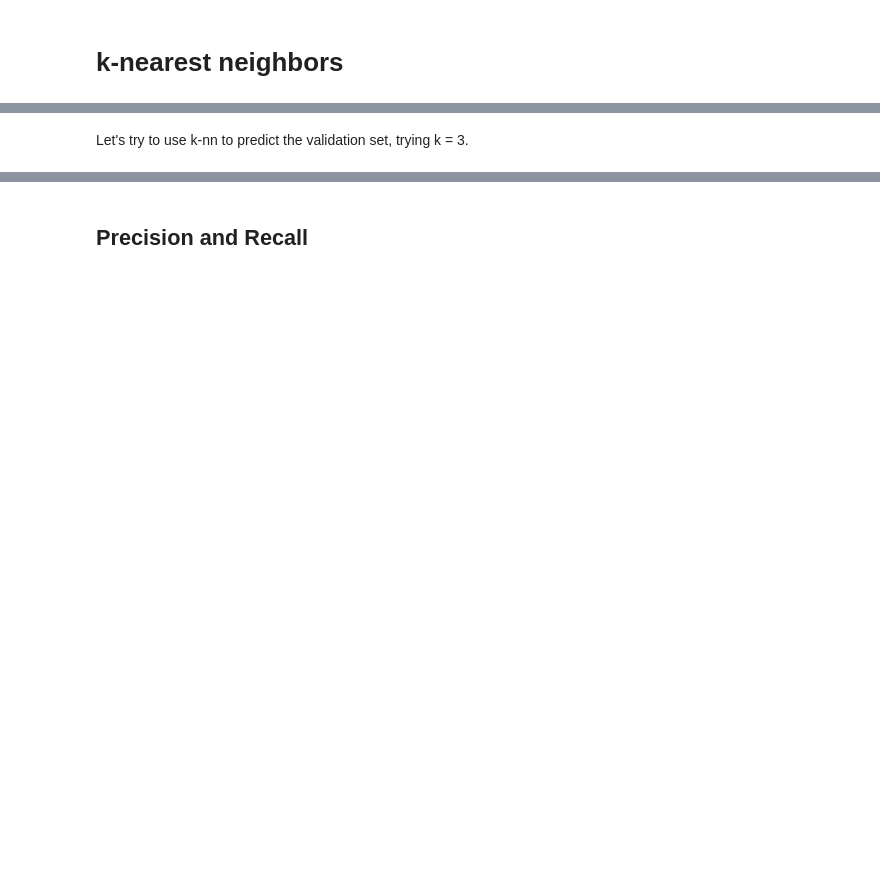
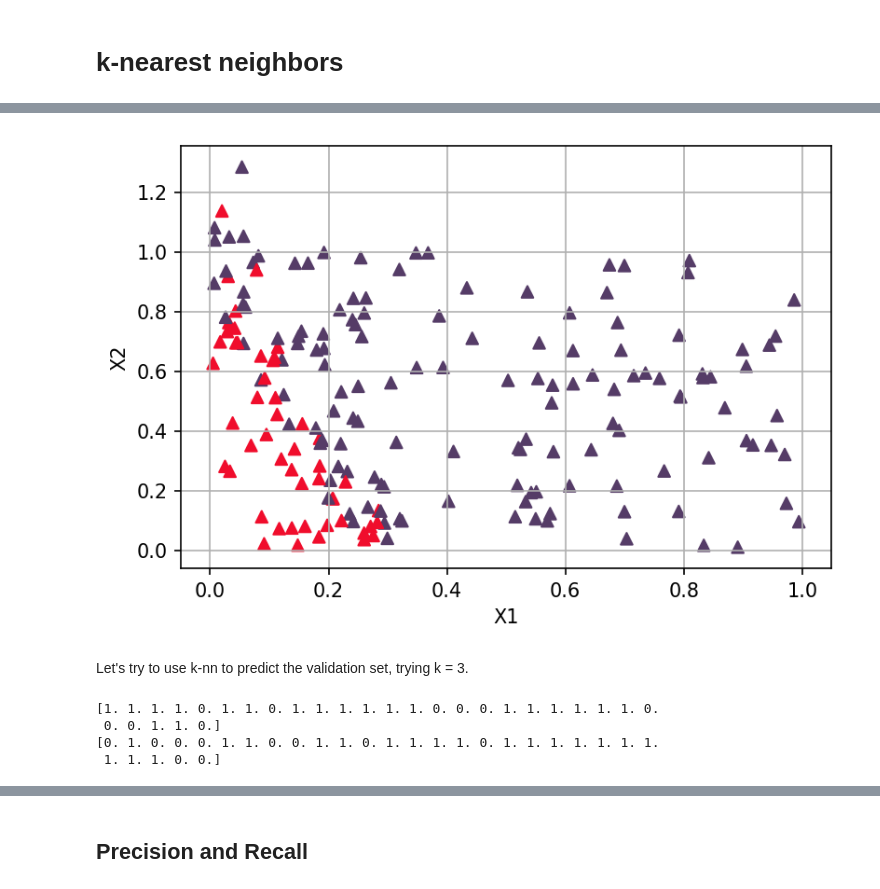
Before and after one commit to Chavelior/mdi-504-in-lecture-notebooks, a Jupyter notebook: Lecture 15 - Classification.ipynb, the cells around one changed output, grey strips where cells are left out. Drawn from its saved outputs; the diff is of its cells as text; code cells hidden in the pictures; blank space fills up the shorter version.

```diff
--- a/Lecture 15 - Classification.ipynb
+++ b/Lecture 15 - Classification.ipynb
@@ -40,13 +45,15 @@ print("            Total points = " + str(num_points))
 # %%
 # turn 0,1,2 to color strings just for plotting
-c = []
+c_color = []
 for i in range(num_points):
-    c.append(COLORS[int(c_num[i])])
+    c_color.append(COLORS[int(c[i])])
 
-plt.scatter(x[:,0], x[:,1], marker='^', c=c)
+plt.scatter(x[:,0], x[:,1], marker='^', c=c_color)
 plt.xlabel('X1')
 plt.ylabel('X2')
 plt.grid()
+# %% [output]
+[figure, added]
 # %% [markdown]
 Let's try to use k-nn to predict the validation set, trying k = 3.
 # %%
@@ -77,6 +84,11 @@ for i, xv in enumerate(x_valid):
 
 print(c_valid)
 print(c_valid_predicted)
+# %% [output]
+[1. 1. 1. 1. 0. 1. 1. 0. 1. 1. 1. 1. 1. 1. 0. 0. 0. 1. 1. 1. 1. 1. 1. 0.
+ 0. 0. 1. 1. 0.]
+[0. 1. 0. 0. 0. 1. 1. 0. 0. 1. 1. 0. 1. 1. 1. 1. 0. 1. 1. 1. 1. 1. 1. 1.
+ 1. 1. 1. 0. 0.]
 # %%
 # Classify all the points in the plane
 # You could ignore this if you wanted
```
Also changed, not shown: parts of 9 cells of this notebook.
